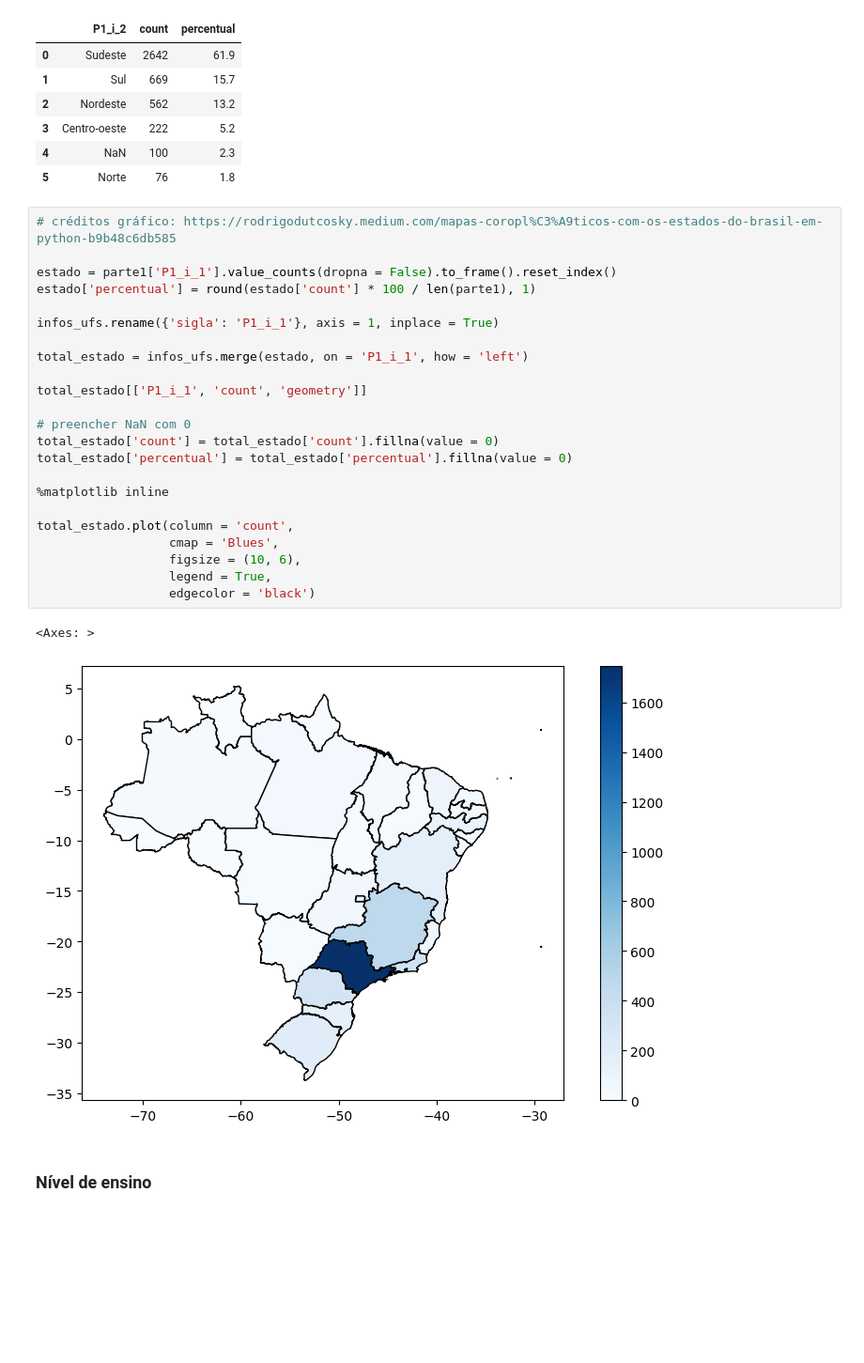
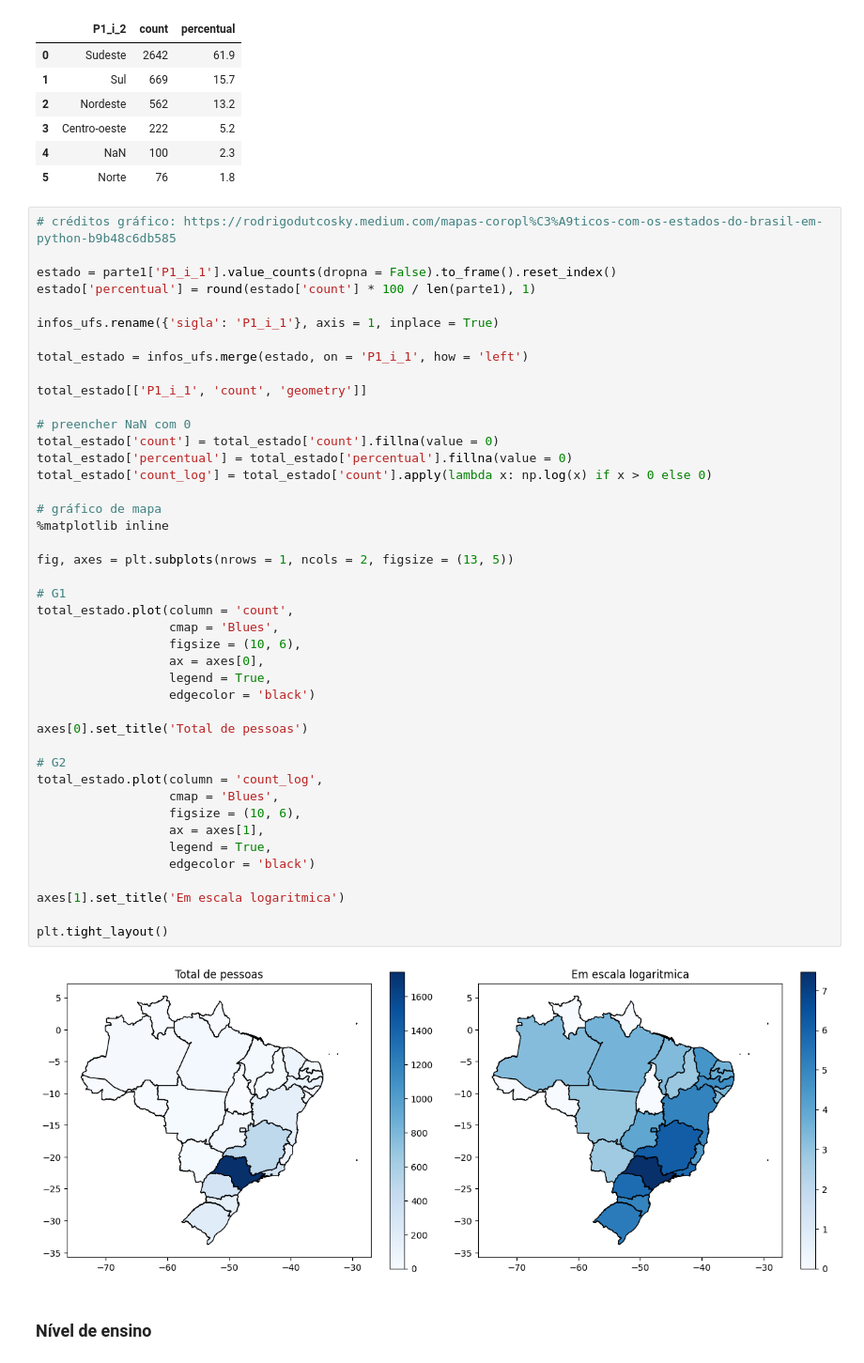
Before and after one commit to leticiafaria7/challenge-state-of-data, a Jupyter notebook: challenge-state-of-data.ipynb, the cells around one changed output. Shown at 94% size. Cells and saved outputs as stored; diff of their text form; blank space fills up the shorter version.

```diff
--- a/challenge-state-of-data.ipynb
+++ b/challenge-state-of-data.ipynb
@@ -438,29 +438,48 @@ regiao
 # %%
 # créditos gráfico: https://rodrigodutcosky.medium.com/mapas-coropl%C3%A9ticos-com-os-estados-do-brasil-em-python-b9b48c6db585
 
 estado = parte1['P1_i_1'].value_counts(dropna = False).to_frame().reset_index()
 estado['percentual'] = round(estado['count'] * 100 / len(parte1), 1)
 
 infos_ufs.rename({'sigla': 'P1_i_1'}, axis = 1, inplace = True)
 
 total_estado = infos_ufs.merge(estado, on = 'P1_i_1', how = 'left')
 
 total_estado[['P1_i_1', 'count', 'geometry']]
 
 # preencher NaN com 0
 total_estado['count'] = total_estado['count'].fillna(value = 0)
 total_estado['percentual'] = total_estado['percentual'].fillna(value = 0)
+total_estado['count_log'] = total_estado['count'].apply(lambda x: np.log(x) if x > 0 else 0)
 
+# gráfico de mapa
 %matplotlib inline
 
+fig, axes = plt.subplots(nrows = 1, ncols = 2, figsize = (13, 5))
+
+# G1
 total_estado.plot(column = 'count',
                   cmap = 'Blues',
                   figsize = (10, 6),
+                  ax = axes[0],
                   legend = True,
                   edgecolor = 'black')
+
+axes[0].set_title('Total de pessoas')
+
+# G2
+total_estado.plot(column = 'count_log',
+                  cmap = 'Blues',
+                  figsize = (10, 6),
+                  ax = axes[1],
+                  legend = True,
+                  edgecolor = 'black')
+
+axes[1].set_title('Em escala logaritmica')
+
+plt.tight_layout()
 # %% [output]
-<Axes: >
-[figure, old version]
+[figure, new version]
 # %% [markdown]
 ### Nível de ensino
 # %%
```
Also changed, not shown: parts of 14 cells of this notebook.
